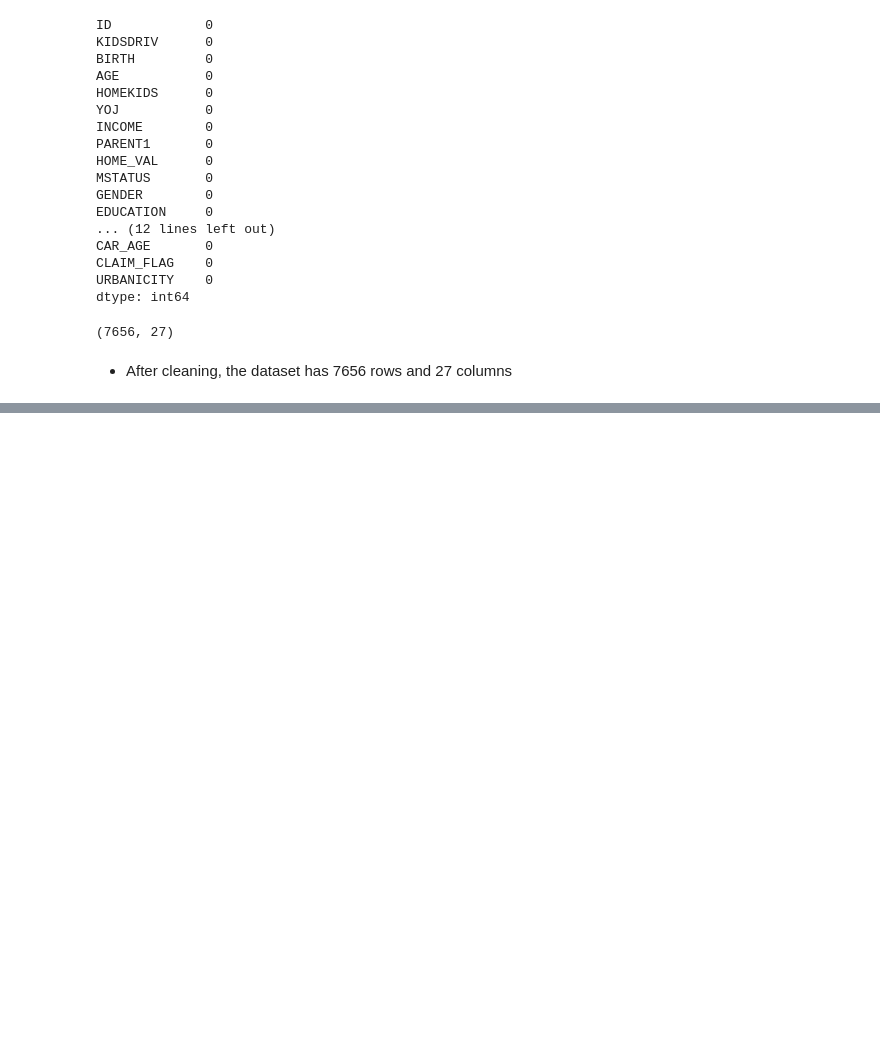
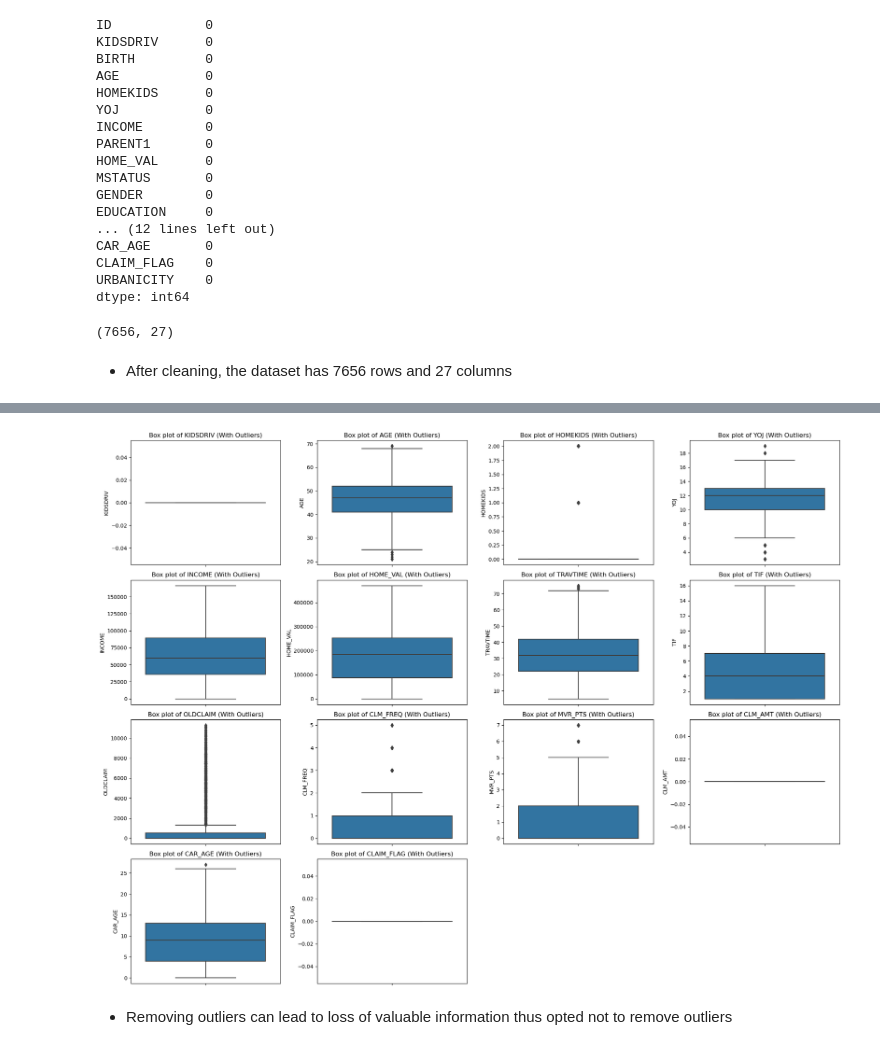
Before and after one commit to whareverr/phase_3_project, a Jupyter notebook: index.ipynb, the cells around one changed output, grey strips where cells are left out. Cells and saved outputs as stored; diff of their text form; code cells hidden in the pictures; blank space fills up the shorter version.

```diff
--- a/index.ipynb
+++ b/index.ipynb
@@ -199,0 +220,19 @@ df.shape
+# %%
+# List of numerical features to check for outliers
+
+def plot_boxplots_with_outliers(data, numerical_columns):
+    plt.figure(figsize=(20, 15))
+    for i, col in enumerate(numerical_columns, 1):
+        plt.subplot(4, 4, i)
+        sns.boxplot(data=data, y=col)
+        plt.title(f'Box plot of {col} (With Outliers)')
+    plt.tight_layout()
+    plt.show()
+
+# Usage
+numerical_columns = ['KIDSDRIV', 'AGE', 'HOMEKIDS', 'YOJ', 'INCOME', 'HOME_VAL', 'TRAVTIME', 'TIF','OLDCLAIM','CLM_FREQ','MVR_PTS','CLM_AMT','CAR_AGE','CLAIM_FLAG']
+plot_boxplots_with_outliers(df, numerical_columns)
+# %% [output]
+[figure, added]
+# %% [markdown]
+- Removing outliers can lead to loss of valuable information thus opted not to remove outliers
```
Also changed, not shown: parts of 7 cells of this notebook.
